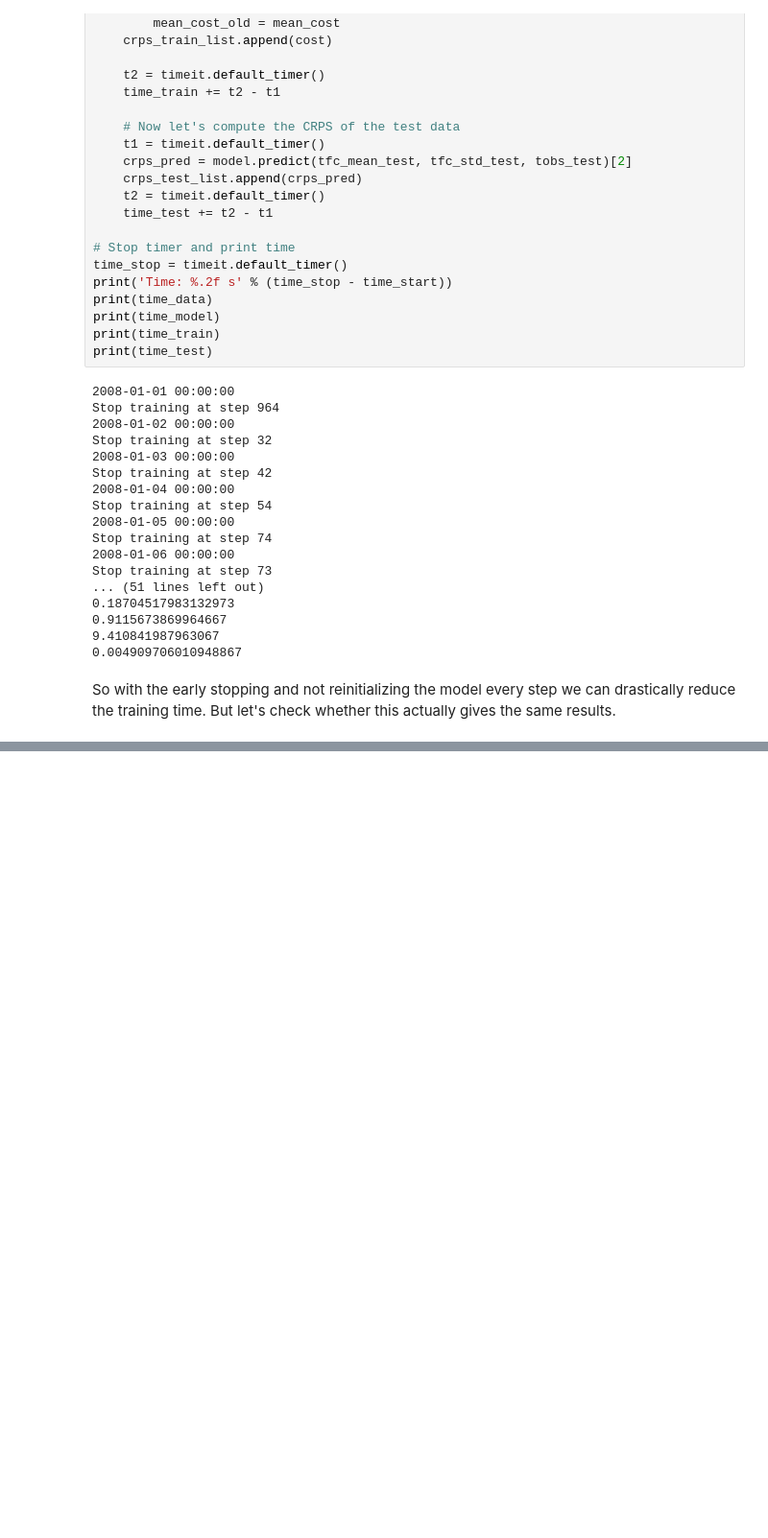
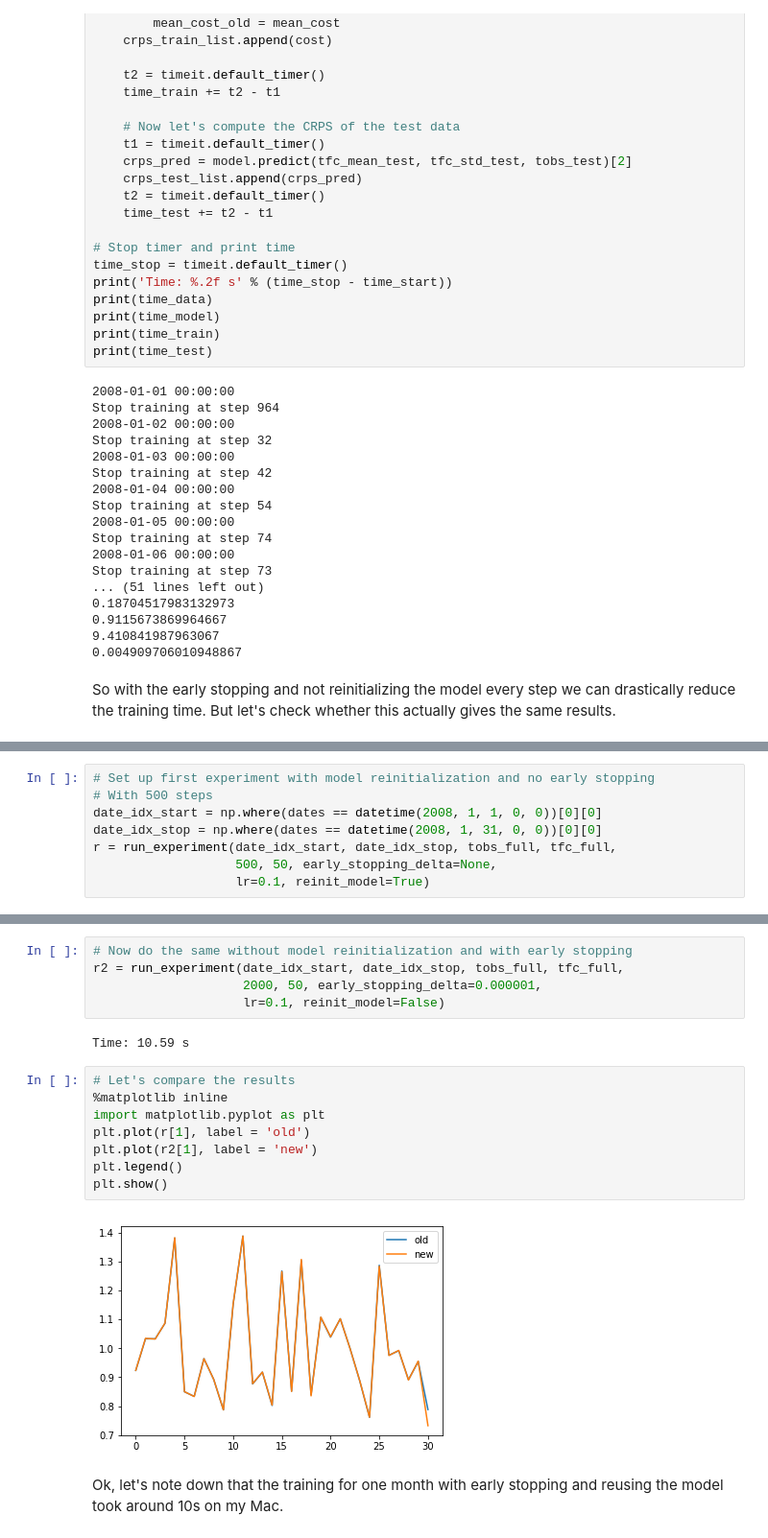
Before and after one commit to slerch/ppnn, a Jupyter notebook: nn_models/simple_network.ipynb, the cells around one changed output, grey strips where cells are left out. Shown: that part at 96% size. Saved outputs shown, nothing was run; the diff lists cells and outputs as text; blank space fills up the shorter version.

Commit message:
Tested early stopping results and wrote run_experiment function

```diff
--- a/nn_models/simple_network.ipynb
+++ b/nn_models/simple_network.ipynb
@@ -266,0 +326,8 @@ So with the early stopping and not reinitializing the model every step we can dr
+# %%
+# Set up first experiment with model reinitialization and no early stopping
+# With 500 steps
+date_idx_start = np.where(dates == datetime(2008, 1, 1, 0, 0))[0][0]
+date_idx_stop = np.where(dates == datetime(2008, 1, 31, 0, 0))[0][0]
+r = run_experiment(date_idx_start, date_idx_stop, tobs_full, tfc_full,
+                   500, 50, early_stopping_delta=None,
+                   lr=0.1, reinit_model=True)
@@ -266,0 +337,19 @@ So with the early stopping and not reinitializing the model every step we can dr
+# %%
+# Now do the same without model reinitialization and with early stopping
+r2 = run_experiment(date_idx_start, date_idx_stop, tobs_full, tfc_full,
+                    2000, 50, early_stopping_delta=0.000001,
+                    lr=0.1, reinit_model=False)
+# %% [output]
+Time: 10.59 s
+# %%
+# Let's compare the results
+%matplotlib inline
+import matplotlib.pyplot as plt
+plt.plot(r[1], label = 'old')
+plt.plot(r2[1], label = 'new')
+plt.legend()
+plt.show()
+# %% [output]
+[figure, added]
+# %% [markdown]
+Ok, let's note down that the training for one month with early stopping and reusing the model took around 10s on my Mac.
```
Also changed, not shown: parts of 2 cells of this notebook.
